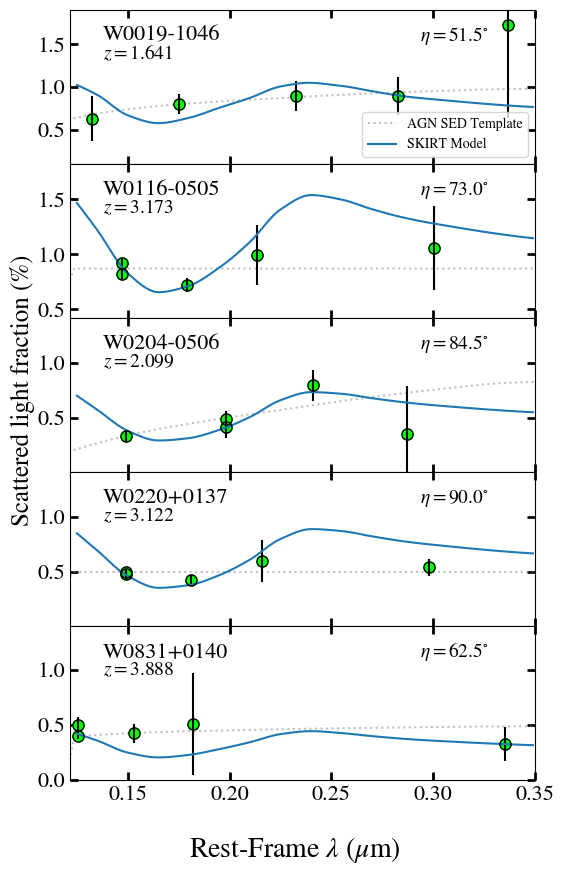
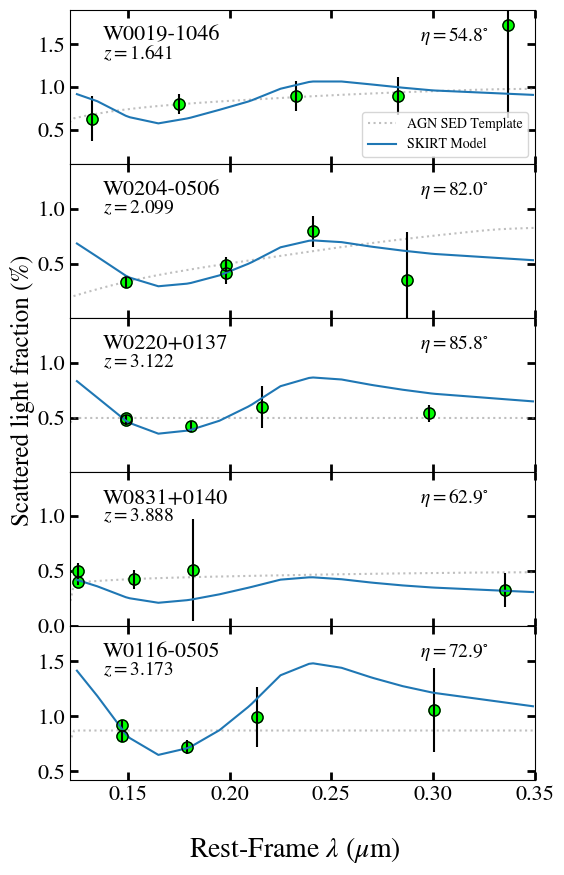
The notebook cell's code change between the first figure and the second:
--- before
+++ after
@@ -1,20 +1,4 @@
 #Create the figure.
 fig, axs = plt.subplots(5,1, figsize=(6, 10), sharex=True)#, sharey=True)
-
-wids = [
-    'W0019-1046',
-    'W0116-0505',
-    'W0204-0506',
-    'W0220+0137',
-    'W0831+0140'
-]
-
-inclinations = {
-    'W0019-1046':51.5,
-    'W0116-0505':73.0,
-    'W0204-0506':84.5,
-    'W0220+0137':90.0,
-    'W0831+0140':62.5
-}
 
 ylims = {
@@ -34,5 +18,5 @@
     ax.set_xlim([0.1216, 0.35])
     #ax.set_ylim([0.05, 1.9])
-    ax.set_ylim(ylims[wids[i]])
+    ax.set_ylim(ylims[op.wids[i]])
 
     ax.xaxis.set_major_formatter(mticker.ScalarFormatter())
@@ -41,6 +25,6 @@
 
 for i, ax in enumerate(axs.ravel()):
-    plot_scattered_sed(wids[i], ax, d20, d21, d22, pw=pw_p, inclination=inclinations[wids[i]], tang=42, cang=36)
-    ax.set_ylim(ylims[wids[i]])
+    plot_scattered_sed(op.wids[i], ax, d20, d21, d22, pw=pw_l, inclination=inclinations[op.wids[i]], tang=tang, cang=cang)
+    ax.set_ylim(ylims[op.wids[i]])
     if i==0:
         ax.legend()

Commit: Saved best-fit parameters from MCMC and modifed scattered light plotting script to read those values.